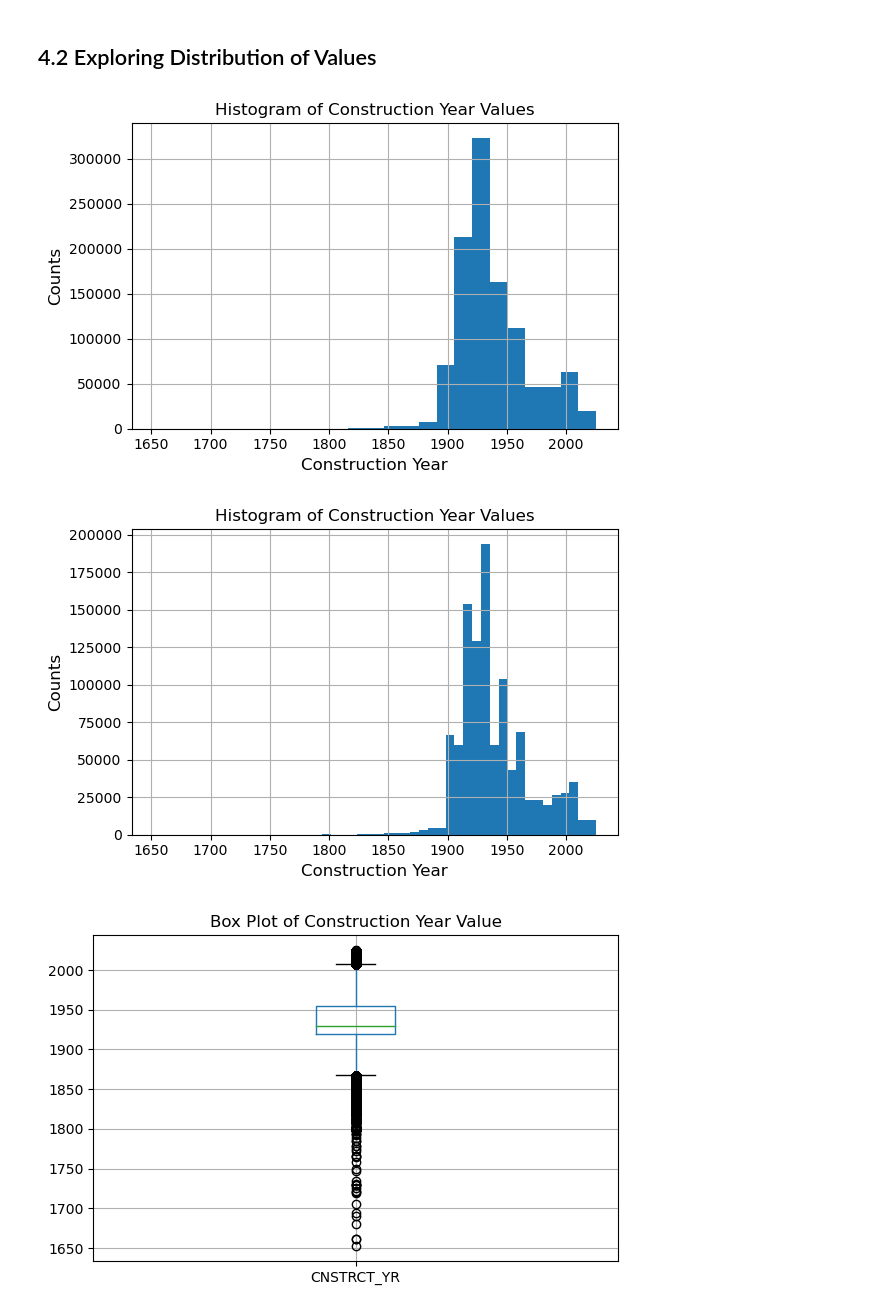
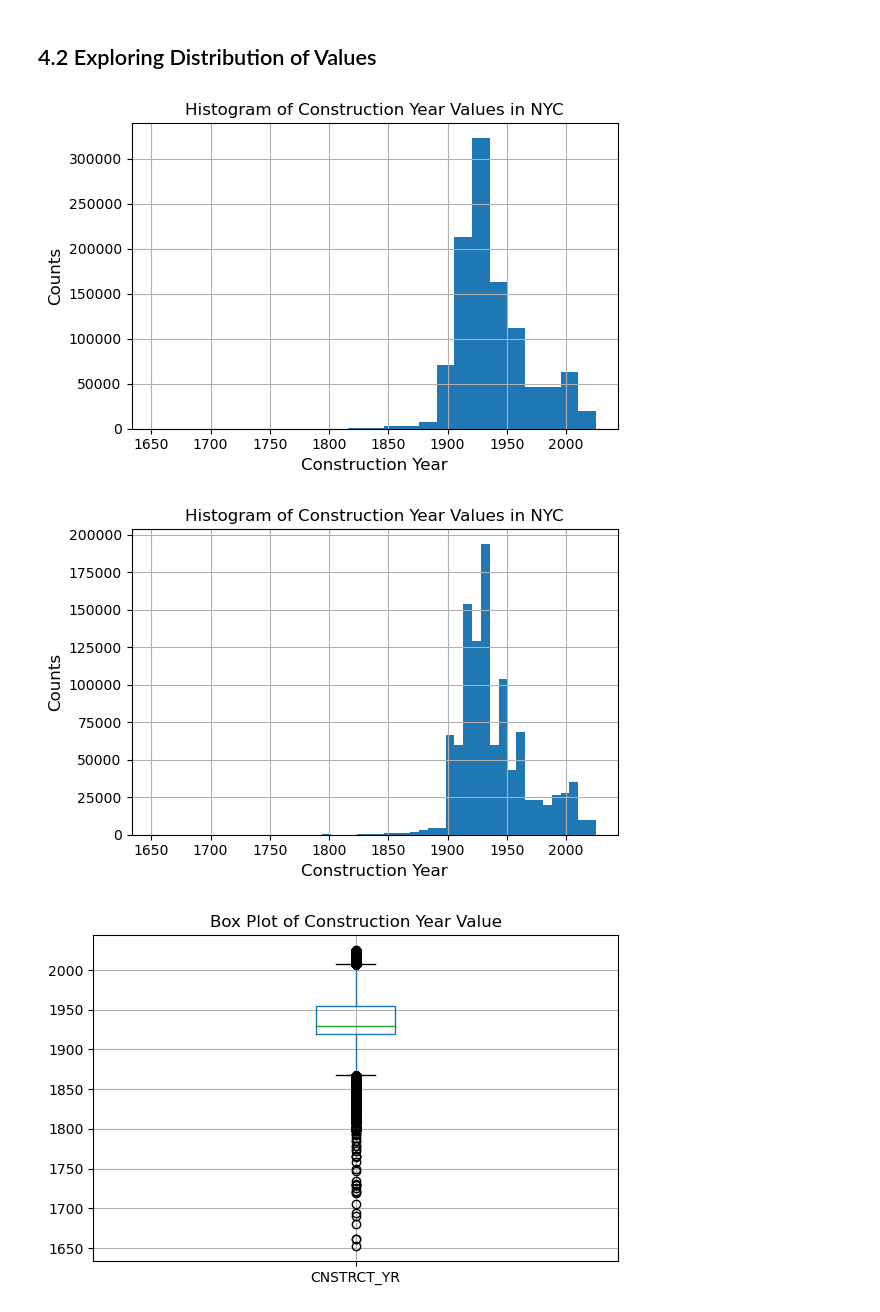
Before and after one commit to mebauer/data-analysis-using-python, a Jupyter notebook: 2-data-inspection-cleaning-wrangling.ipynb, the cells around one changed output. Drawn from its saved outputs; the diff is of its cells as text; code cells hidden in the pictures.

```diff
--- a/2-data-inspection-cleaning-wrangling.ipynb
+++ b/2-data-inspection-cleaning-wrangling.ipynb
@@ -698,20 +718,21 @@ Name: CNSTRCT_YR, dtype: float64
 # %%
 # making a histogram of our 'CNSTRCT_YR' column with 25 bins
 fig, ax = plt.subplots(figsize=(6, 4))
 
 building_df['CNSTRCT_YR'].hist(
     ax=ax,
     bins=25
 )
 
 # adding labels
 plt.xlabel('Construction Year', fontsize=12)
 plt.ylabel('Counts', fontsize=12)
-plt.title('Histogram of Construction Year Values', fontsize=12)
+plt.title('Histogram of Construction Year Values in NYC', fontsize=12)
 
+# tight figure
 plt.tight_layout()
 # %% [output]
-[figure, old version]
+[figure, new version]
 # %%
 # making a histogram of our 'CNSTRCT_YR' column with 50 bins
 fig, ax = plt.subplots(figsize=(6, 4))
@@ -723,11 +744,11 @@ building_df['CNSTRCT_YR'].hist(
 
 plt.xlabel('Construction Year', fontsize=12)
 plt.ylabel('Counts', fontsize=12)
-plt.title('Histogram of Construction Year Values', fontsize=12)
+plt.title('Histogram of Construction Year Values in NYC', fontsize=12)
 
 plt.tight_layout()
 # %% [output]
-[figure, old version]
+[figure, new version]
 # %%
 # making a box plot from our 'CNSTRCT_YR' column
 fig, ax = plt.subplots(figsize=(6, 4))
```
Also changed, not shown: parts of 16 cells of this notebook, 4 other files.
